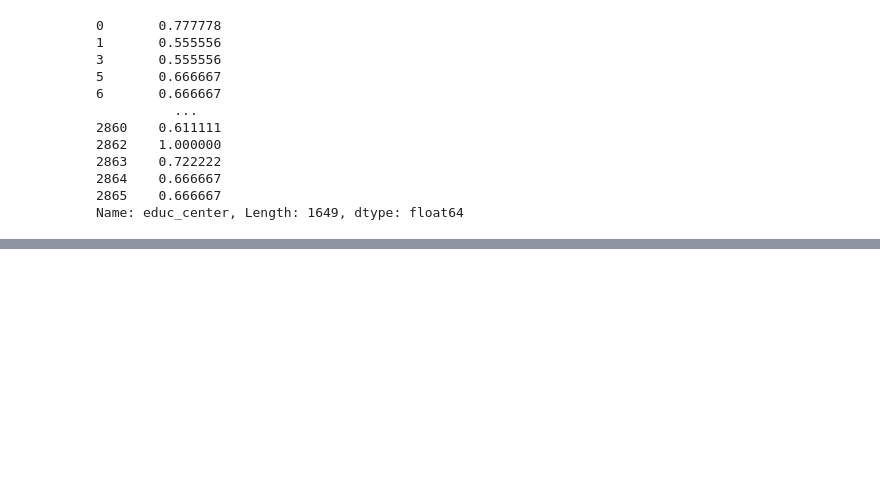
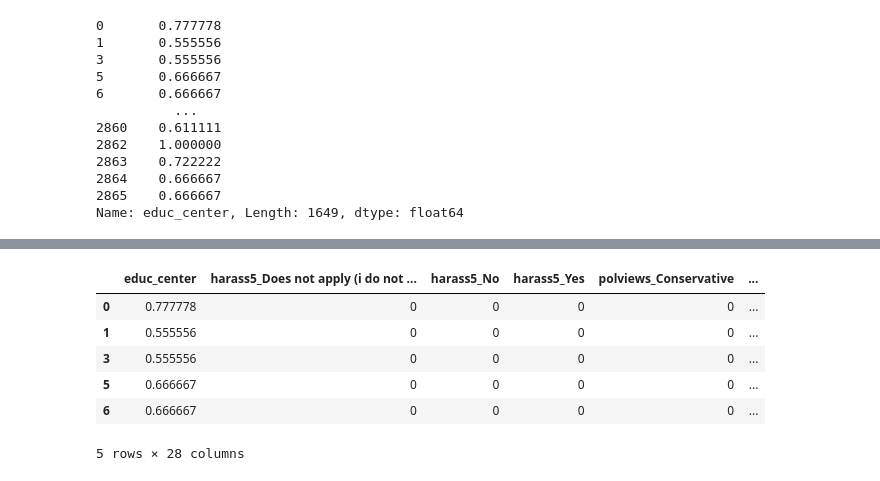
Before and after one commit to batman0911/social-stat-final-term, a Jupyter notebook: preprocessing.ipynb, the cells around one changed output, grey strips where cells are left out. Saved outputs shown, nothing was run; the diff lists cells and outputs as text; code cells hidden in the pictures; blank space fills up the shorter version.

```diff
--- a/preprocessing.ipynb
+++ b/preprocessing.ipynb
@@ -89,0 +172,10 @@ Name: educ_center, Length: 1649, dtype: float64
+# %%
+X.head()
+# %% [output]
+|  | educ_center | harass5_Does not apply (i do not ... | harass5_No | harass5_Yes | polviews_Conservative | ... |
+| 0 | 0.777778 | 0 | 0 | 0 | 0 | ... |
+| 1 | 0.555556 | 0 | 0 | 0 | 0 | ... |
+| 3 | 0.555556 | 0 | 0 | 0 | 0 | ... |
+| 5 | 0.666667 | 0 | 0 | 0 | 0 | ... |
+| 6 | 0.666667 | 0 | 0 | 0 | 0 | ... |
+5 rows × 28 columns
```
Also changed, not shown: parts of 34 cells of this notebook, 5 other files.
